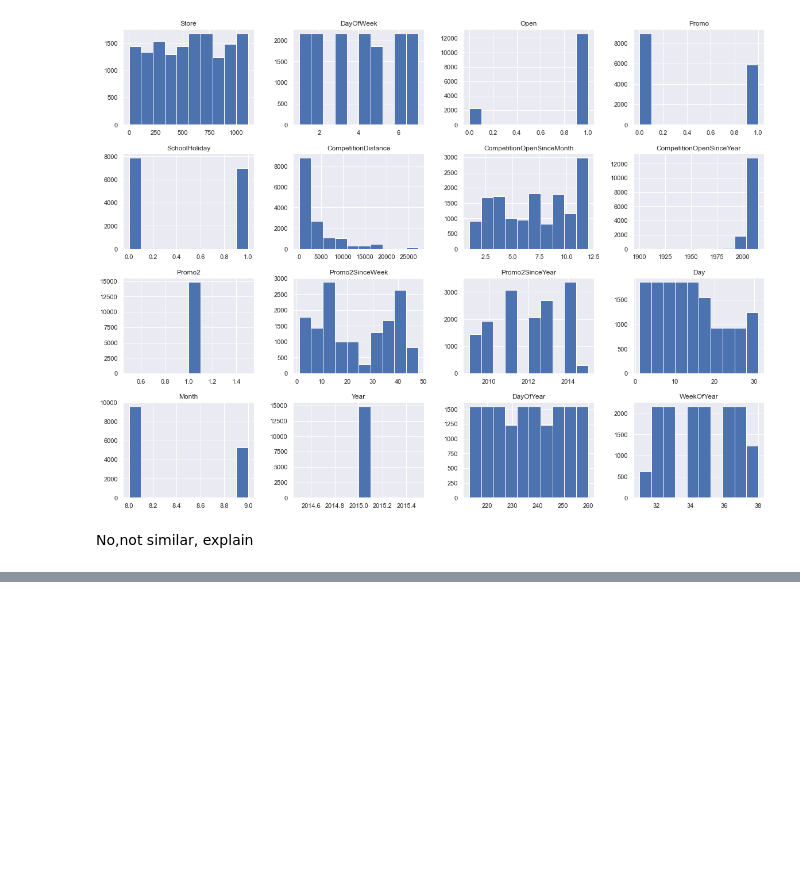
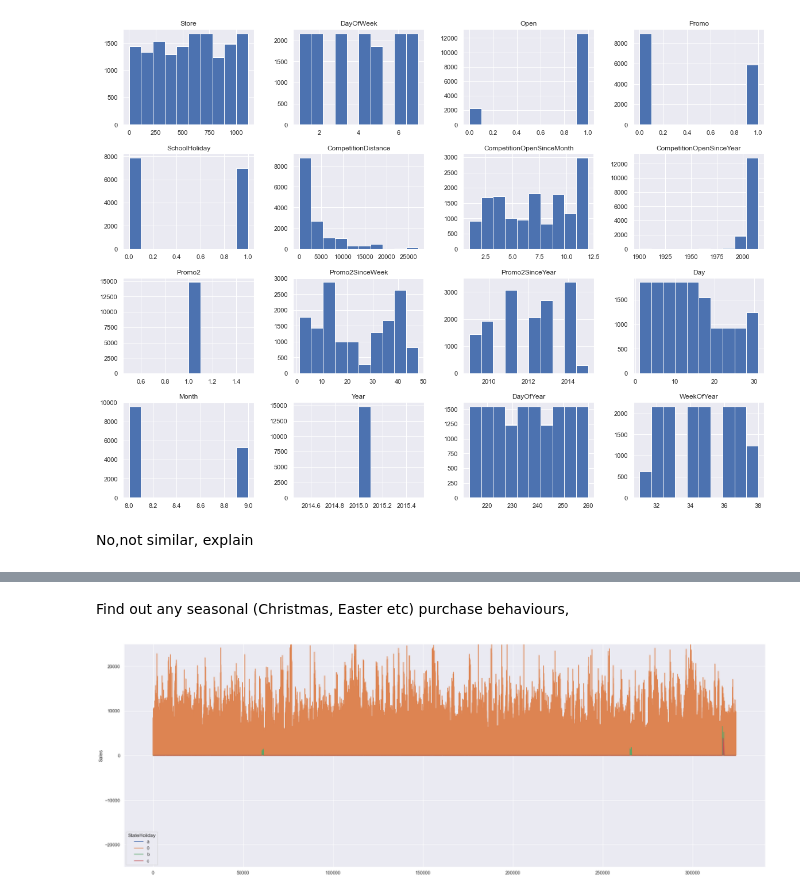
Before and after one commit to MegCheppy/Pharmaceutical-Sales-Prediction-, a Jupyter notebook: Notebooks/ExploratoryDataAnalysis.ipynb, the cells around one changed output, grey strips where cells are left out. Drawn from its saved outputs; the diff is of its cells as text; code cells hidden in the pictures; blank space fills up the shorter version.

```diff
--- a/Notebooks/ExploratoryDataAnalysis.ipynb
+++ b/Notebooks/ExploratoryDataAnalysis.ipynb
@@ -250,0 +262,6 @@ No,not similar, explain
+# %% [markdown]
+Find out any seasonal (Christmas, Easter etc) purchase behaviours,
+# %%
+eda_train.plot_counts("Sales","StateHoliday","bivariate_line")
+# %% [output]
+[figure, added]
```
Also changed, not shown: parts of 50 cells of this notebook.
